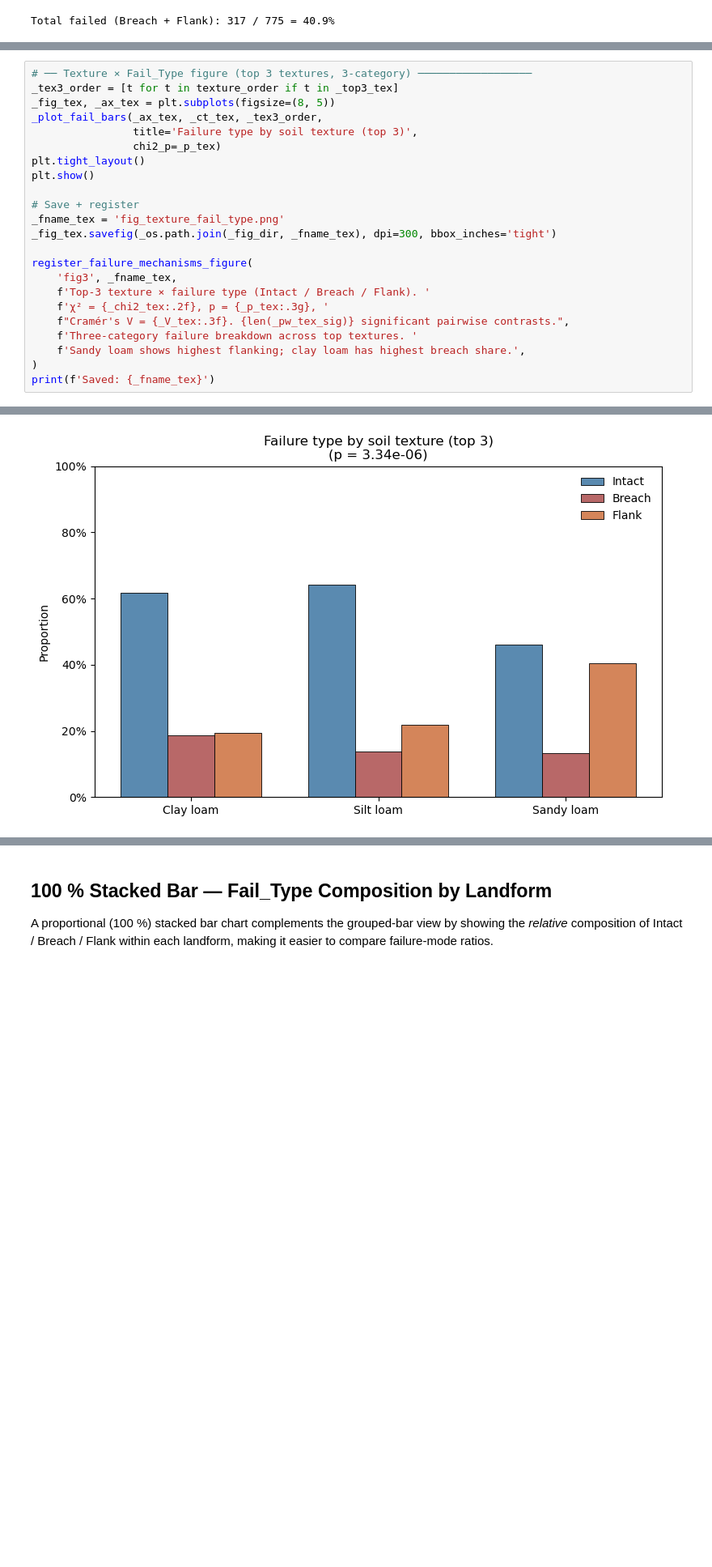
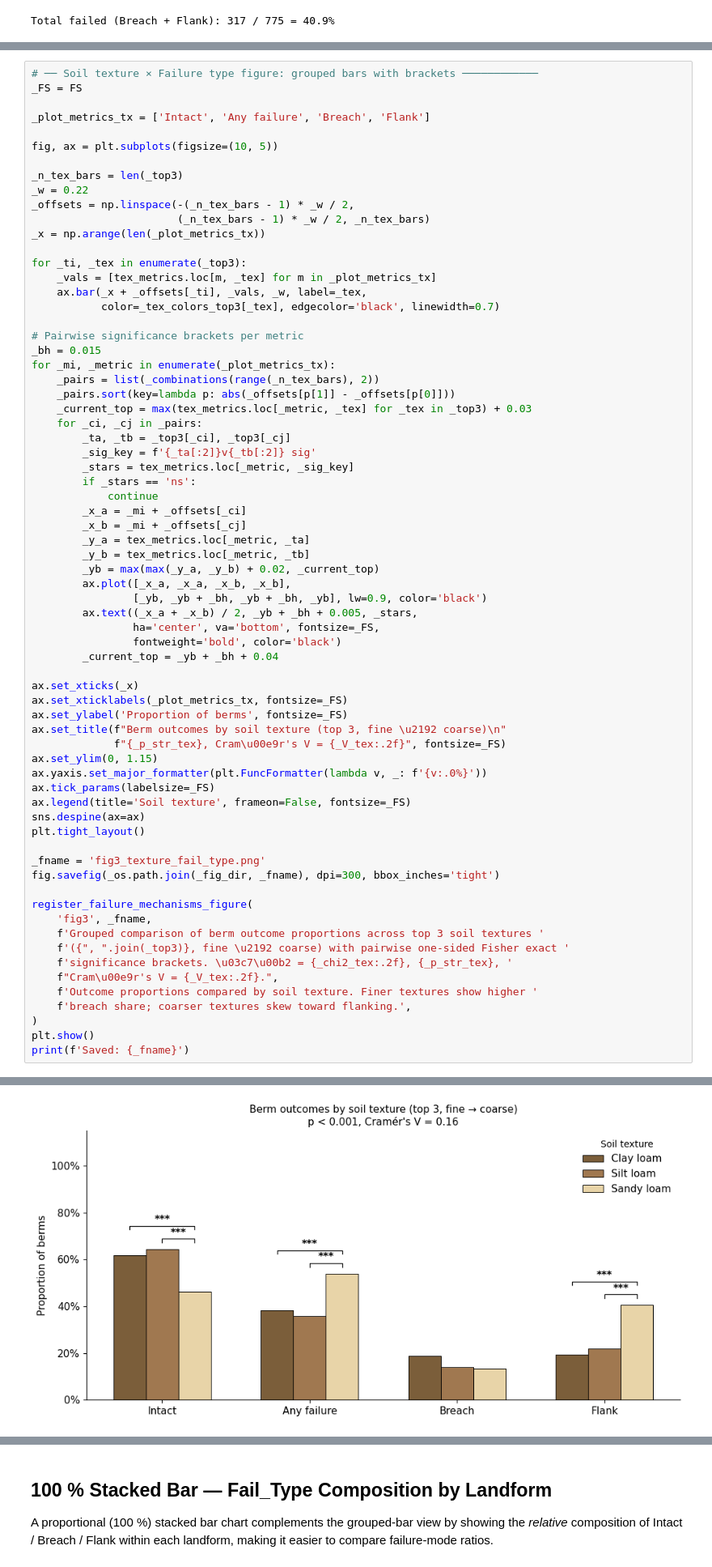
Before and after one commit to octavia-crompton/altar-berms-outcomes, a Jupyter notebook: notebooks/analysis - flanks breaches.ipynb, the cells around one changed output, grey strips where cells are left out. Shown at 81% size. Cells and saved outputs as stored; diff of their text form; blank space fills up the shorter version.

```diff
--- a/notebooks/analysis - flanks breaches.ipynb
+++ b/notebooks/analysis - flanks breaches.ipynb
@@ -320,24 +336,70 @@ Filtered to top 3 textures: ['Clay loam', 'Sandy loam', 'Silt loam']  (n = 630)
 # %%
-# ── Texture × Fail_Type figure (top 3 textures, 3-category) ──────────────────
-_tex3_order = [t for t in texture_order if t in _top3_tex]
-_fig_tex, _ax_tex = plt.subplots(figsize=(8, 5))
-_plot_fail_bars(_ax_tex, _ct_tex, _tex3_order,
-                title='Failure type by soil texture (top 3)',
-                chi2_p=_p_tex)
+# ── Soil texture × Failure type figure: grouped bars with brackets ────────────
+_FS = FS
+
+_plot_metrics_tx = ['Intact', 'Any failure', 'Breach', 'Flank']
+
+fig, ax = plt.subplots(figsize=(10, 5))
+
+_n_tex_bars = len(_top3)
+_w = 0.22
+_offsets = np.linspace(-(_n_tex_bars - 1) * _w / 2,
+                       (_n_tex_bars - 1) * _w / 2, _n_tex_bars)
+_x = np.arange(len(_plot_metrics_tx))
+
+for _ti, _tex in enumerate(_top3):
+    _vals = [tex_metrics.loc[m, _tex] for m in _plot_metrics_tx]
+    ax.bar(_x + _offsets[_ti], _vals, _w, label=_tex,
+           color=_tex_colors_top3[_tex], edgecolor='black', linewidth=0.7)
+
+# Pairwise significance brackets per metric
+_bh = 0.015
+for _mi, _metric in enumerate(_plot_metrics_tx):
+    _pairs = list(_combinations(range(_n_tex_bars), 2))
+    _pairs.sort(key=lambda p: abs(_offsets[p[1]] - _offsets[p[0]]))
+    _current_top = max(tex_metrics.loc[_metric, _tex] for _tex in _top3) + 0.03
+    for _ci, _cj in _pairs:
+        _ta, _tb = _top3[_ci], _top3[_cj]
+        _sig_key = f'{_ta[:2]}v{_tb[:2]} sig'
+        _stars = tex_metrics.loc[_metric, _sig_key]
+        if _stars == 'ns':
+            continue
+        _x_a = _mi + _offsets[_ci]
+        _x_b = _mi + _offsets[_cj]
+        _y_a = tex_metrics.loc[_metric, _ta]
+        _y_b = tex_metrics.loc[_metric, _tb]
+        _yb = max(max(_y_a, _y_b) + 0.02, _current_top)
+        ax.plot([_x_a, _x_a, _x_b, _x_b],
+                [_yb, _yb + _bh, _yb + _bh, _yb], lw=0.9, color='black')
+        ax.text((_x_a + _x_b) / 2, _yb + _bh + 0.005, _stars,
+                ha='center', va='bottom', fontsize=_FS,
+                fontweight='bold', color='black')
+        _current_top = _yb + _bh + 0.04
+
+ax.set_xticks(_x)
+ax.set_xticklabels(_plot_metrics_tx, fontsize=_FS)
+ax.set_ylabel('Proportion of berms', fontsize=_FS)
+ax.set_title(f"Berm outcomes by soil texture (top 3, fine \u2192 coarse)\n"
+             f"{_p_str_tex}, Cram\u00e9r's V = {_V_tex:.2f}", fontsize=_FS)
+ax.set_ylim(0, 1.15)
+ax.yaxis.set_major_formatter(plt.FuncFormatter(lambda v, _: f'{v:.0%}'))
+ax.tick_params(labelsize=_FS)
+ax.legend(title='Soil texture', frameon=False, fontsize=_FS)
+sns.despine(ax=ax)
 plt.tight_layout()
-plt.show()
 
-# Save + register
-_fname_tex = 'fig_texture_fail_type.png'
-_fig_tex.savefig(_os.path.join(_fig_dir, _fname_tex), dpi=300, bbox_inches='tight')
+_fname = 'fig3_texture_fail_type.png'
+fig.savefig(_os.path.join(_fig_dir, _fname), dpi=300, bbox_inches='tight')
 
 register_failure_mechanisms_figure(
-    'fig3', _fname_tex,
-    f'Top-3 texture × failure type (Intact / Breach / Flank). '
-    f'χ² = {_chi2_tex:.2f}, p = {_p_tex:.3g}, '
-    f"Cramér's V = {_V_tex:.3f}. {len(_pw_tex_sig)} significant pairwise contrasts.",
-    f'Three-category failure breakdown across top textures. '
-    f'Sandy loam shows highest flanking; clay loam has highest breach share.',
+    'fig3', _fname,
+    f'Grouped comparison of berm outcome proportions across top 3 soil textures '
+    f'({", ".join(_top3)}, fine \u2192 coarse) with pairwise one-sided Fisher exact '
+    f'significance brackets. \u03c7\u00b2 = {_chi2_tex:.2f}, {_p_str_tex}, '
+    f"Cram\u00e9r's V = {_V_tex:.2f}.",
+    f'Outcome proportions compared by soil texture. Finer textures show higher '
+    f'breach share; coarser textures skew toward flanking.',
 )
-print(f'Saved: {_fname_tex}')
+plt.show()
+print(f'Saved: {_fname}')
 # %% [output]
@@ -344 +409 @@ print(f'Saved: {_fname_tex}')
-[figure, old version]
+[figure, new version]
```
Also changed, not shown: parts of 30 cells of this notebook, 28 other files.
